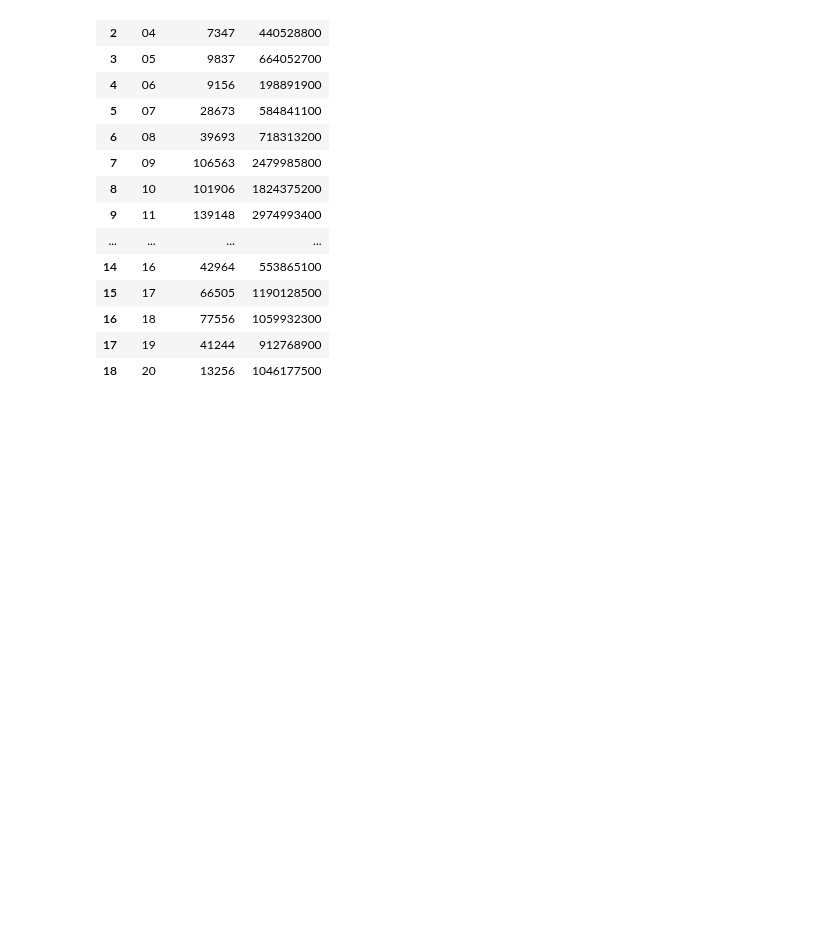
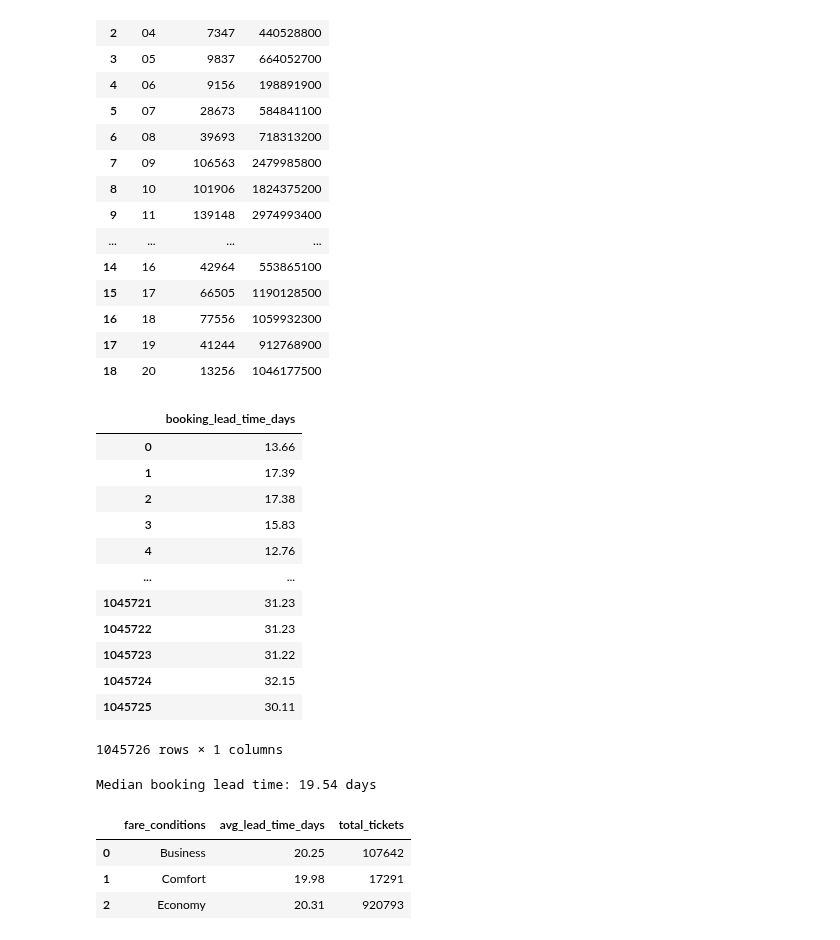
Before and after one commit to YamenNahhas/my-data-project, a Jupyter notebook: notebooks/Airline Data Analysis Using SQL.ipynb, the cells around one changed output. Saved outputs shown, nothing was run; the diff lists cells and outputs as text; code cells hidden in the pictures; blank space fills up the shorter version.

Commit message:
calculation of booking lead time

```diff
--- a/notebooks/Airline Data Analysis Using SQL.ipynb
+++ b/notebooks/Airline Data Analysis Using SQL.ipynb
@@ -497,3 +498,60 @@ display(df_departure_time_hour)
 | 16 | 18 | 77556 | 1059932300 |
 | 17 | 19 | 41244 | 912768900 |
 | 18 | 20 | 13256 | 1046177500 |
+# %%
+#calculation of median booking lead time
+sql_query = '''SELECT
+    (
+        julianday(substr(f.scheduled_departure, 1, 19)) -
+        julianday(substr(b.book_date, 1, 19))
+    ) AS booking_lead_time_days
+FROM ticket_flights tf
+JOIN tickets t
+    ON tf.ticket_no = t.ticket_no
+JOIN bookings b
+    ON t.book_ref = b.book_ref
+JOIN flights f
+    ON tf.flight_id = f.flight_id'''
+df_booking_lead_time = pd.read_sql_query(sql_query, conn)
+display(df_booking_lead_time)
+median_booking_lead_time = df_booking_lead_time['booking_lead_time_days'].median()
+print(f'Median booking lead time: {median_booking_lead_time:.2f} days')
+# %% [output]
+|  | booking_lead_time_days |
+| 0 | 13.66 |
+| 1 | 17.39 |
+| 2 | 17.38 |
+| 3 | 15.83 |
+| 4 | 12.76 |
+| ... | ... |
+| 1045721 | 31.23 |
+| 1045722 | 31.23 |
+| 1045723 | 31.22 |
+| 1045724 | 32.15 |
+| 1045725 | 30.11 |
+1045726 rows × 1 columns
+Median booking lead time: 19.54 days
+# %%
+#calculation of average lead time day for each fare condition
+sql_query = '''SELECT
+    tf.fare_conditions,
+AVG(
+        julianday(substr(f.scheduled_departure, 1, 19)) - julianday(substr(b.book_date, 1, 19))
+    ) AS avg_lead_time_days,
+    COUNT(*) AS total_tickets
+FROM ticket_flights tf
+JOIN tickets t
+    ON tf.ticket_no = t.ticket_no
+JOIN bookings b
+    ON t.book_ref = b.book_ref
+JOIN flights f
+    ON tf.flight_id = f.flight_id
+GROUP BY tf.fare_conditions
+'''
+df_avg_booking_lead_time_fare_conditions = pd.read_sql_query(sql_query, conn)
+display(df_avg_booking_lead_time_fare_conditions)
+# %% [output]
+|  | fare_conditions | avg_lead_time_days | total_tickets |
+| 0 | Business | 20.25 | 107642 |
+| 1 | Comfort | 19.98 | 17291 |
+| 2 | Economy | 20.31 | 920793 |
```
Also changed, not shown: parts of 6 cells of this notebook.
